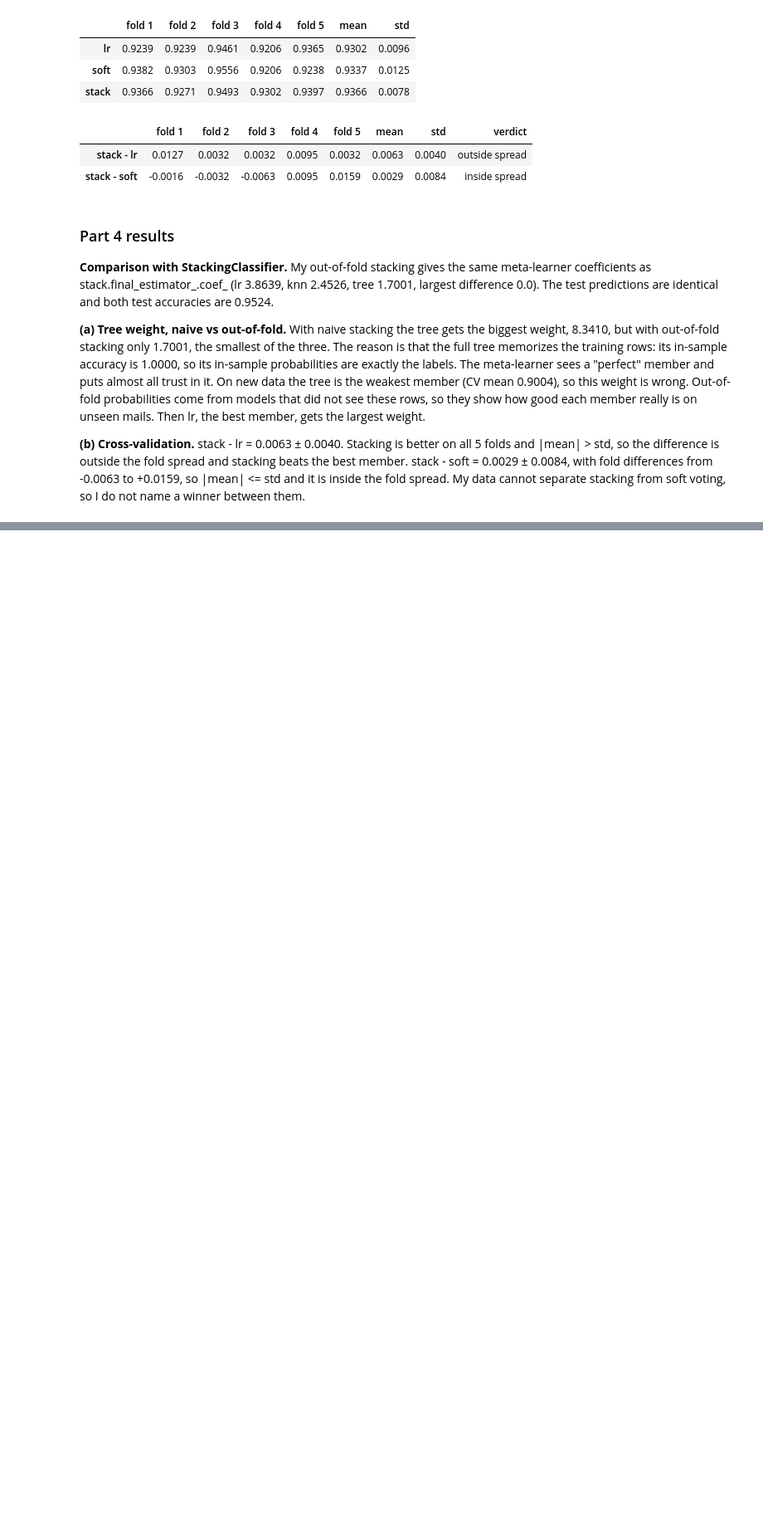
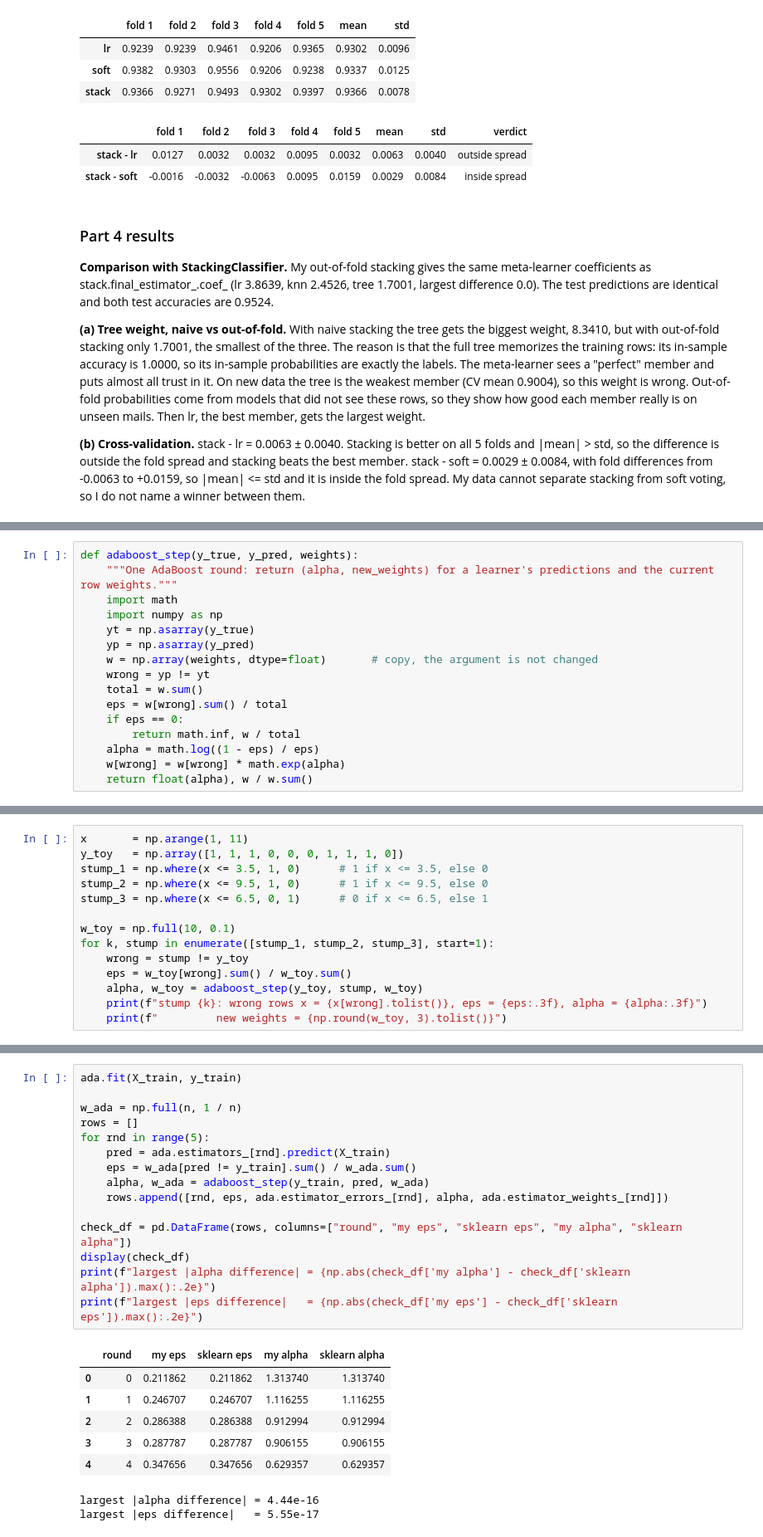
Before and after one commit to danieldiaz-smakov/smakov_ML_task_4, a Jupyter notebook: smakov_task4.ipynb, the cells around one changed output, grey strips where cells are left out. Shown at 83% size. Drawn from its saved outputs; the diff is of its cells as text; blank space fills up the shorter version.

```diff
--- a/smakov_task4.ipynb
+++ b/smakov_task4.ipynb
@@ -441,0 +445,16 @@ display(paired_table([("stack", best_member), ("stack", "soft")]))
+# %%
+def adaboost_step(y_true, y_pred, weights):
+    """One AdaBoost round: return (alpha, new_weights) for a learner's predictions and the current row weights."""
+    import math
+    import numpy as np
+    yt = np.asarray(y_true)
+    yp = np.asarray(y_pred)
+    w = np.array(weights, dtype=float)       # copy, the argument is not changed
+    wrong = yp != yt
+    total = w.sum()
+    eps = w[wrong].sum() / total
+    if eps == 0:
+        return math.inf, w / total
+    alpha = math.log((1 - eps) / eps)
+    w[wrong] = w[wrong] * math.exp(alpha)
+    return float(alpha), w / w.sum()
@@ -441,0 +480,14 @@ display(paired_table([("stack", best_member), ("stack", "soft")]))
+# %%
+x       = np.arange(1, 11)
+y_toy   = np.array([1, 1, 1, 0, 0, 0, 1, 1, 1, 0])
+stump_1 = np.where(x <= 3.5, 1, 0)      # 1 if x <= 3.5, else 0
+stump_2 = np.where(x <= 9.5, 1, 0)      # 1 if x <= 9.5, else 0
+stump_3 = np.where(x <= 6.5, 0, 1)      # 0 if x <= 6.5, else 1
+
+w_toy = np.full(10, 0.1)
+for k, stump in enumerate([stump_1, stump_2, stump_3], start=1):
+    wrong = stump != y_toy
+    eps = w_toy[wrong].sum() / w_toy.sum()
+    alpha, w_toy = adaboost_step(y_toy, stump, w_toy)
+    print(f"stump {k}: wrong rows x = {x[wrong].tolist()}, eps = {eps:.3f}, alpha = {alpha:.3f}")
+    print(f"         new weights = {np.round(w_toy, 3).tolist()}")
@@ -441,0 +501,24 @@ display(paired_table([("stack", best_member), ("stack", "soft")]))
+# %%
+ada.fit(X_train, y_train)
+
+w_ada = np.full(n, 1 / n)
+rows = []
+for rnd in range(5):
+    pred = ada.estimators_[rnd].predict(X_train)
+    eps = w_ada[pred != y_train].sum() / w_ada.sum()
+    alpha, w_ada = adaboost_step(y_train, pred, w_ada)
+    rows.append([rnd, eps, ada.estimator_errors_[rnd], alpha, ada.estimator_weights_[rnd]])
+
+check_df = pd.DataFrame(rows, columns=["round", "my eps", "sklearn eps", "my alpha", "sklearn alpha"])
+display(check_df)
+print(f"largest |alpha difference| = {np.abs(check_df['my alpha'] - check_df['sklearn alpha']).max():.2e}")
+print(f"largest |eps difference|   = {np.abs(check_df['my eps'] - check_df['sklearn eps']).max():.2e}")
+# %% [output]
+|  | round | my eps | sklearn eps | my alpha | sklearn alpha |
+| 0 | 0 | 0.211862 | 0.211862 | 1.313740 | 1.313740 |
+| 1 | 1 | 0.246707 | 0.246707 | 1.116255 | 1.116255 |
+| 2 | 2 | 0.286388 | 0.286388 | 0.912994 | 0.912994 |
+| 3 | 3 | 0.287787 | 0.287787 | 0.906155 | 0.906155 |
+| 4 | 4 | 0.347656 | 0.347656 | 0.629357 | 0.629357 |
+largest |alpha difference| = 4.44e-16
+largest |eps difference|   = 5.55e-17
```
Also changed, not shown: parts of 9 cells of this notebook.
